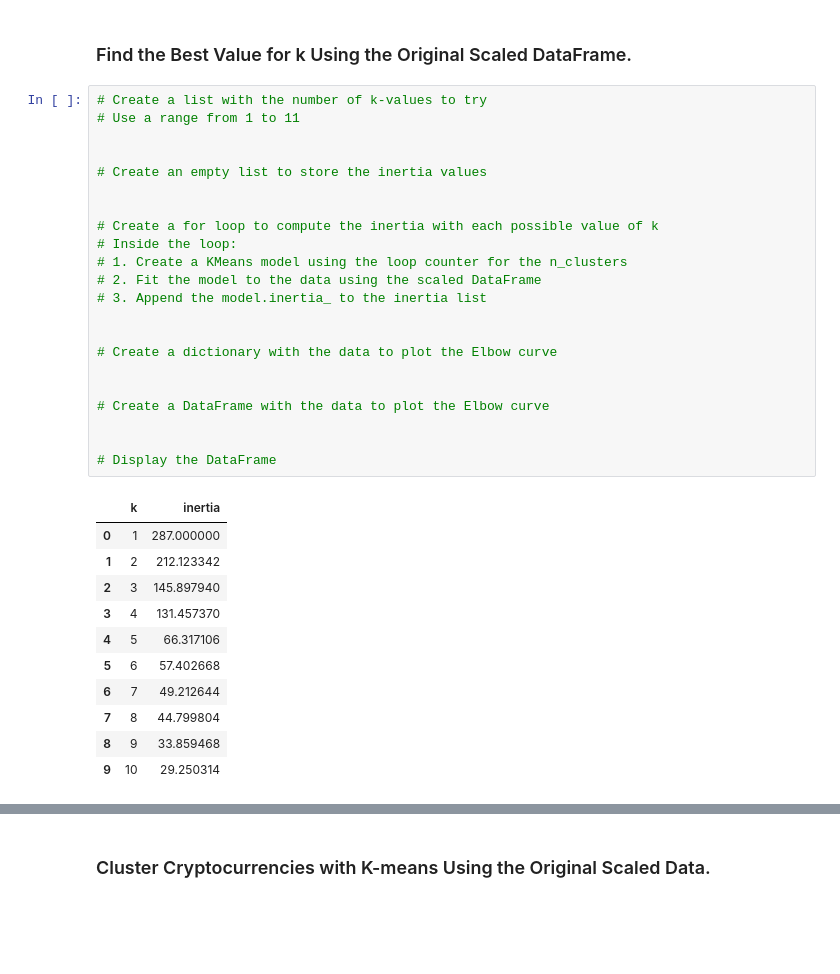
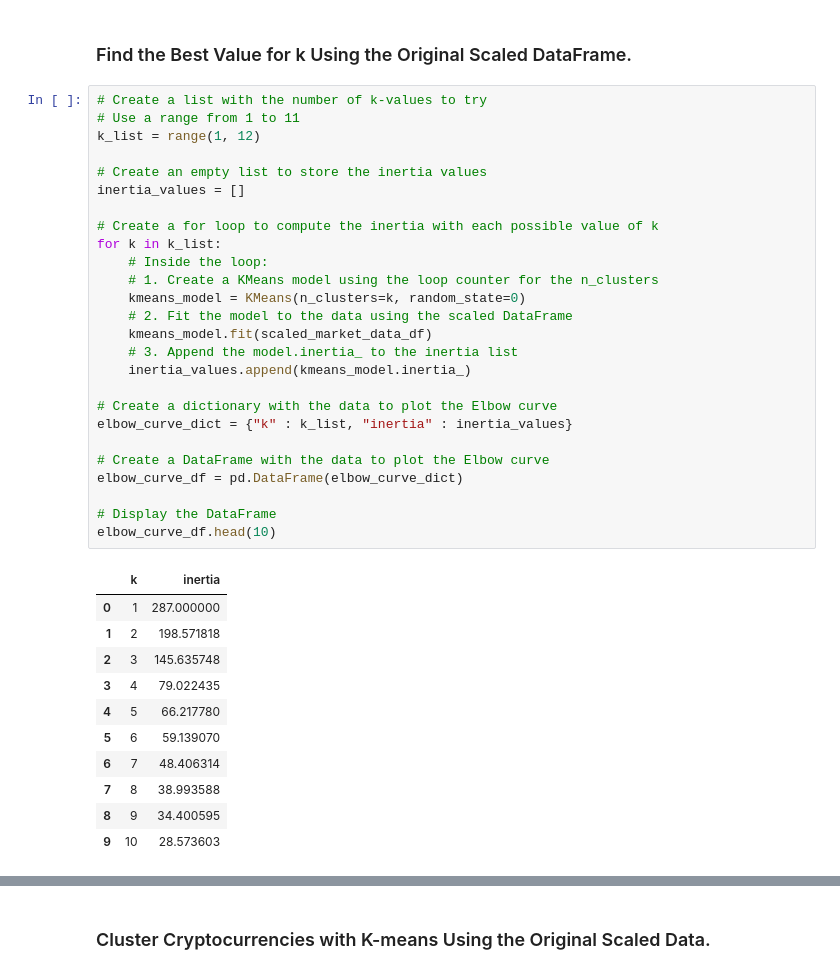
Before and after one commit to chelseyellen/CryptoClustering, a Jupyter notebook: Crypto_Clustering.ipynb, the cells around one changed output, grey strips where cells are left out. Drawn from its saved outputs; the diff is of its cells as text; blank space fills up the shorter version.

```diff
--- a/Crypto_Clustering.ipynb
+++ b/Crypto_Clustering.ipynb
@@ -65,37 +65,41 @@ scaled_market_data_df.head()
 # %%
 # Create a list with the number of k-values to try
 # Use a range from 1 to 11
-
+k_list = range(1, 12)
 
 # Create an empty list to store the inertia values
-
+inertia_values = []
 
 # Create a for loop to compute the inertia with each possible value of k
-# Inside the loop:
-# 1. Create a KMeans model using the loop counter for the n_clusters
-# 2. Fit the model to the data using the scaled DataFrame
-# 3. Append the model.inertia_ to the inertia list
-
+for k in k_list:
+    # Inside the loop:
+    # 1. Create a KMeans model using the loop counter for the n_clusters
+    kmeans_model = KMeans(n_clusters=k, random_state=0)
+    # 2. Fit the model to the data using the scaled DataFrame
+    kmeans_model.fit(scaled_market_data_df)
+    # 3. Append the model.inertia_ to the inertia list
+    inertia_values.append(kmeans_model.inertia_)
 
 # Create a dictionary with the data to plot the Elbow curve
-
+elbow_curve_dict = {"k" : k_list, "inertia" : inertia_values}
 
 # Create a DataFrame with the data to plot the Elbow curve
-
+elbow_curve_df = pd.DataFrame(elbow_curve_dict)
 
 # Display the DataFrame
+elbow_curve_df.head(10)
 # %% [output]
 |  | k | inertia |
 | 0 | 1 | 287.000000 |
-| 1 | 2 | 212.123342 |
-| 2 | 3 | 145.897940 |
-| 3 | 4 | 131.457370 |
-| 4 | 5 | 66.317106 |
-| 5 | 6 | 57.402668 |
-| 6 | 7 | 49.212644 |
-| 7 | 8 | 44.799804 |
-| 8 | 9 | 33.859468 |
-| 9 | 10 | 29.250314 |
+| 1 | 2 | 198.571818 |
+| 2 | 3 | 145.635748 |
+| 3 | 4 | 79.022435 |
+| 4 | 5 | 66.217780 |
+| 5 | 6 | 59.139070 |
+| 6 | 7 | 48.406314 |
+| 7 | 8 | 38.993588 |
+| 8 | 9 | 34.400595 |
+| 9 | 10 | 28.573603 |
 # %%
 # Plot a line chart with all the inertia values computed with
 # the different values of k to visually identify the optimal value for k.
```
Also changed, not shown: parts of 2 cells of this notebook.
